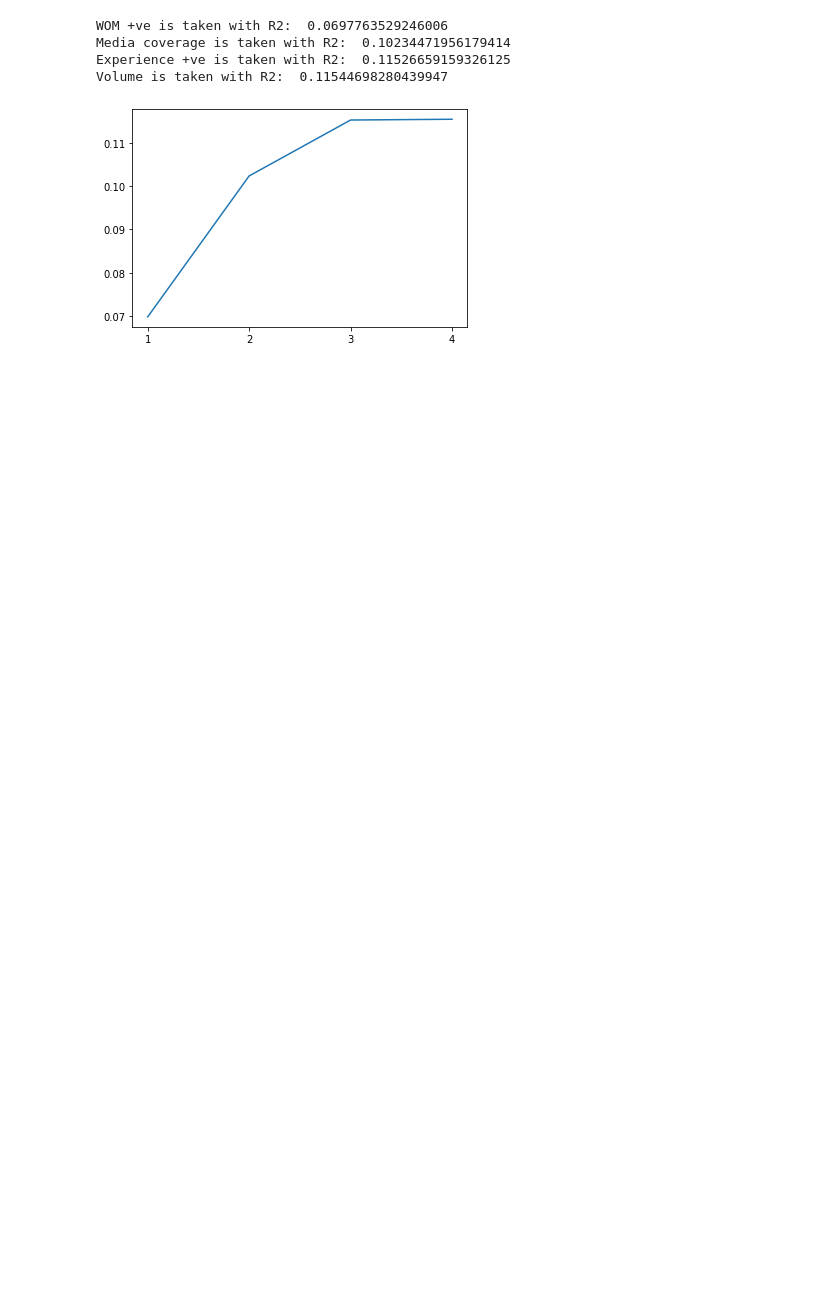
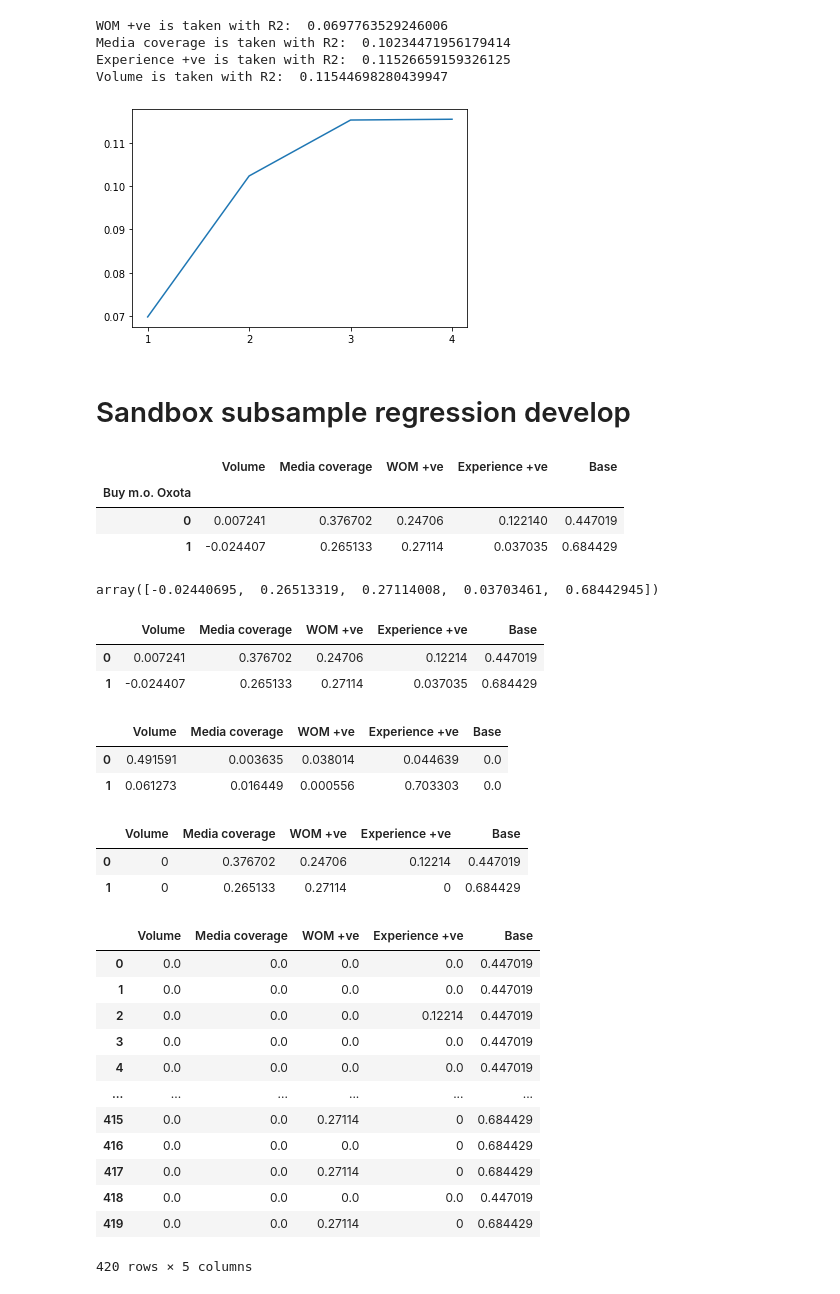
Before and after one commit to woskxmcnvb/XMedia, a Jupyter notebook: main_working_file.ipynb, the cells around one changed output. Saved outputs shown, nothing was run; the diff lists cells and outputs as text; code cells hidden in the pictures; blank space fills up the shorter version.

Commit message:
SubSample reg module developed

```diff
--- a/main_working_file.ipynb
+++ b/main_working_file.ipynb
@@ -297,3 +297,81 @@ Media coverage is taken with R2:  0.10234471956179414
 Experience +ve is taken with R2:  0.11526659159326125
 Volume is taken with R2:  0.11544698280439947
 [figure]
+# %% [markdown]
+# Sandbox subsample regression develop
+# %%
+model_data = pd.read_csv('model_data.csv')
+model_data['Base'] = 1
+# %%
+from LinearRegression import LR
+
+y_name = 'TBCA Oxota'
+X_names = ['Volume', 'Media coverage', 'WOM +ve', 'Experience +ve', 'Base']
+
+
+def regressor(df, y, X):
+    reg = LR(fit_intercept=False)
+    reg.fit(df[X_names], df[y_name])
+    #return reg.score(df[X_names], df[y_name])
+    return pd.Series(reg.coef_, index=X_names)
+
+betas = model_data.groupby('Buy m.o. Oxota').apply(regressor, y=y_name, X=X_names)
+
+midx = [np.array(model_data['Buy m.o. Oxota']), np.array(model_data.index)]
+
+betas
+
+#print(model_data[X_names].set_index(midx).mul(betas, level=0).sum()) #.to_csv('t3.csv')
+
+#model_data[X_names].set_index([model_data.index, model_data['Buy m.o. Oxota']]).mul(betas, level=1)
+# %% [output]
+|  | Volume | Media coverage | WOM +ve | Experience +ve | Base |
+| Buy m.o. Oxota |  |  |  |  |  |
+| 0 | 0.007241 | 0.376702 | 0.24706 | 0.122140 | 0.447019 |
+| 1 | -0.024407 | 0.265133 | 0.27114 | 0.037035 | 0.684429 |
+# %%
+r_check = LR(fit_intercept=False)
+r_check.fit(model_data.loc[model_data['Buy m.o. Oxota'] == 1, X_names],
+            model_data.loc[model_data['Buy m.o. Oxota'] == 1, y_name])
+r_check.coef_
+# %% [output]
+array([-0.02440695,  0.26513319,  0.27114008,  0.03703461,  0.68442945])
+# %%
+from LinearRegression import SubSampleRegression
+
+ssreg = SubSampleRegression(0.05)
+ssreg.Fit(model_data, X_names, y_name, 'Buy m.o. Oxota')
+
+ssreg.betas
+# %% [output]
+|  | Volume | Media coverage | WOM +ve | Experience +ve | Base |
+| 0 | 0.007241 | 0.376702 | 0.24706 | 0.12214 | 0.447019 |
+| 1 | -0.024407 | 0.265133 | 0.27114 | 0.037035 | 0.684429 |
+# %%
+ssreg.p_values
+# %% [output]
+|  | Volume | Media coverage | WOM +ve | Experience +ve | Base |
+| 0 | 0.491591 | 0.003635 | 0.038014 | 0.044639 | 0.0 |
+| 1 | 0.061273 | 0.016449 | 0.000556 | 0.703303 | 0.0 |
+# %%
+ssreg.betas_significant
+# %% [output]
+|  | Volume | Media coverage | WOM +ve | Experience +ve | Base |
+| 0 | 0 | 0.376702 | 0.24706 | 0.12214 | 0.447019 |
+| 1 | 0 | 0.265133 | 0.27114 | 0 | 0.684429 |
+# %%
+ssreg.Contributions(model_data)#.to_csv('t4.csv')
+# %% [output]
+|  | Volume | Media coverage | WOM +ve | Experience +ve | Base |
+| 0 | 0.0 | 0.0 | 0.0 | 0.0 | 0.447019 |
+| 1 | 0.0 | 0.0 | 0.0 | 0.0 | 0.447019 |
+| 2 | 0.0 | 0.0 | 0.0 | 0.12214 | 0.447019 |
+| 3 | 0.0 | 0.0 | 0.0 | 0.0 | 0.447019 |
+| 4 | 0.0 | 0.0 | 0.0 | 0.0 | 0.447019 |
+| ... | ... | ... | ... | ... | ... |
+| 415 | 0.0 | 0.0 | 0.27114 | 0 | 0.684429 |
+| 416 | 0.0 | 0.0 | 0.0 | 0 | 0.684429 |
+| 417 | 0.0 | 0.0 | 0.27114 | 0 | 0.684429 |
+| 418 | 0.0 | 0.0 | 0.0 | 0.0 | 0.447019 |
+| 419 | 0.0 | 0.0 | 0.27114 | 0 | 0.684429 |
+420 rows × 5 columns
```
Also changed, not shown: parts of 12 cells of this notebook, 2 other files.
